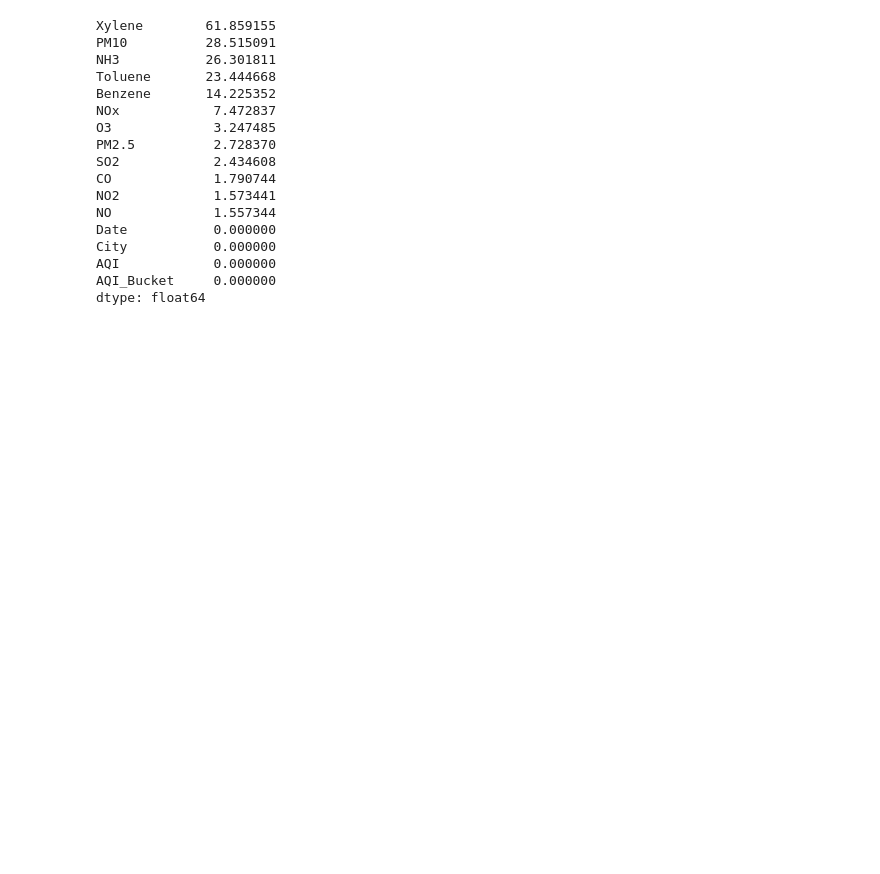
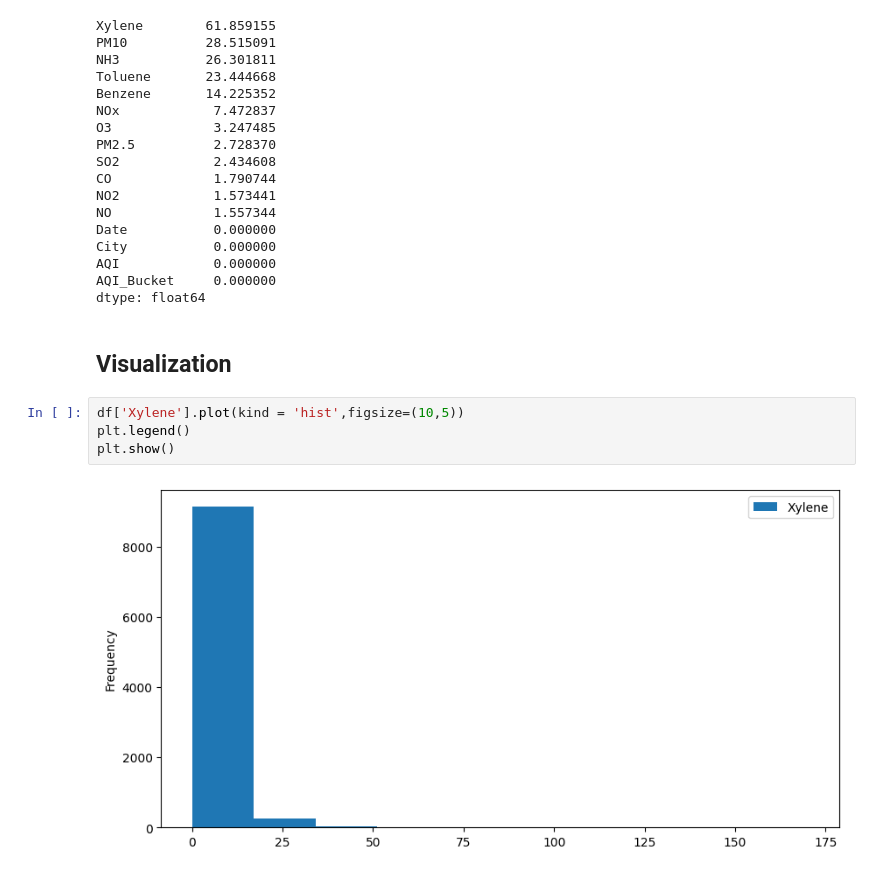
Before and after one commit to abhibaste07/AQI-prediction, a Jupyter notebook: AQI prediction model.ipynb, the cells around one changed output. Saved outputs shown, nothing was run; the diff lists cells and outputs as text; blank space fills up the shorter version.

```diff
--- a/AQI prediction model.ipynb
+++ b/AQI prediction model.ipynb
@@ -207,3 +221,11 @@ City           0.000000
 AQI            0.000000
 AQI_Bucket     0.000000
 dtype: float64
+# %% [markdown]
+## Visualization
+# %%
+df['Xylene'].plot(kind = 'hist',figsize=(10,5))
+plt.legend()
+plt.show()
+# %% [output]
+[figure, added]
```
Also changed, not shown: parts of 31 cells of this notebook.
